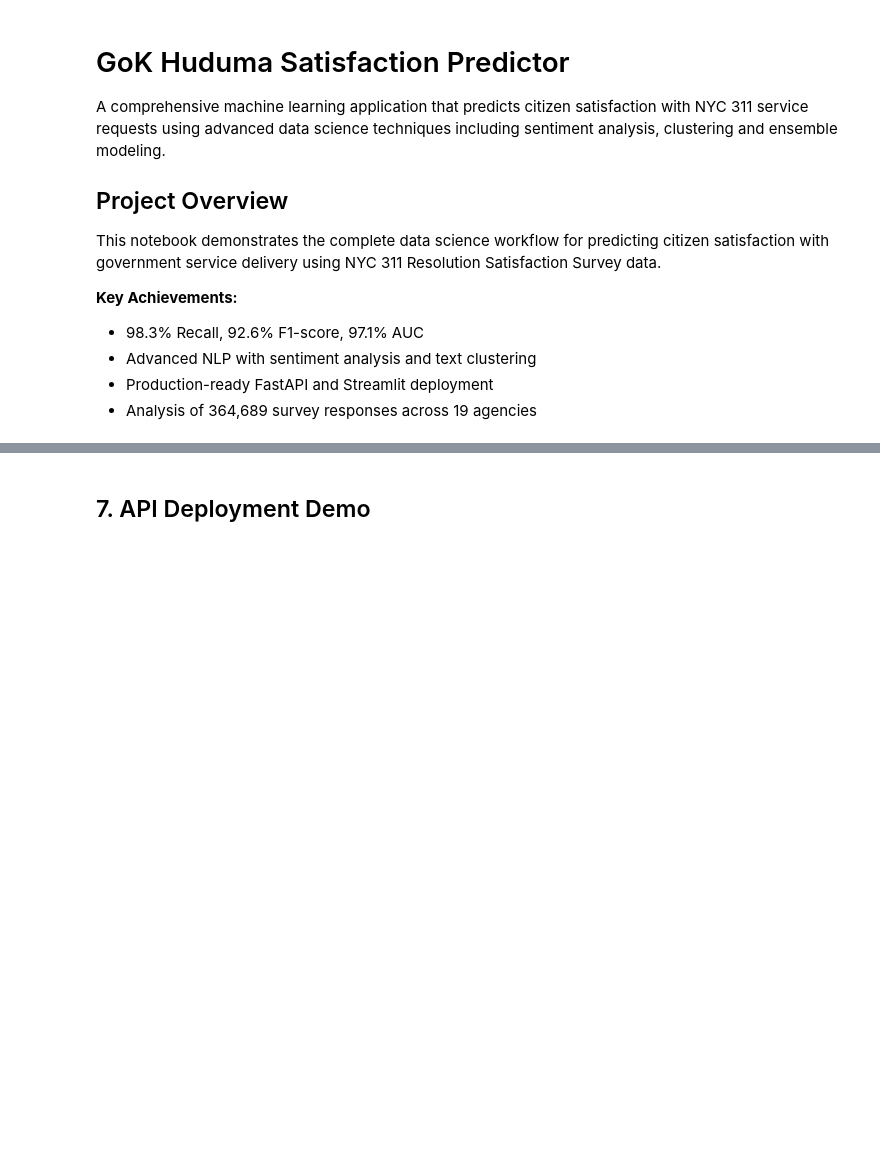
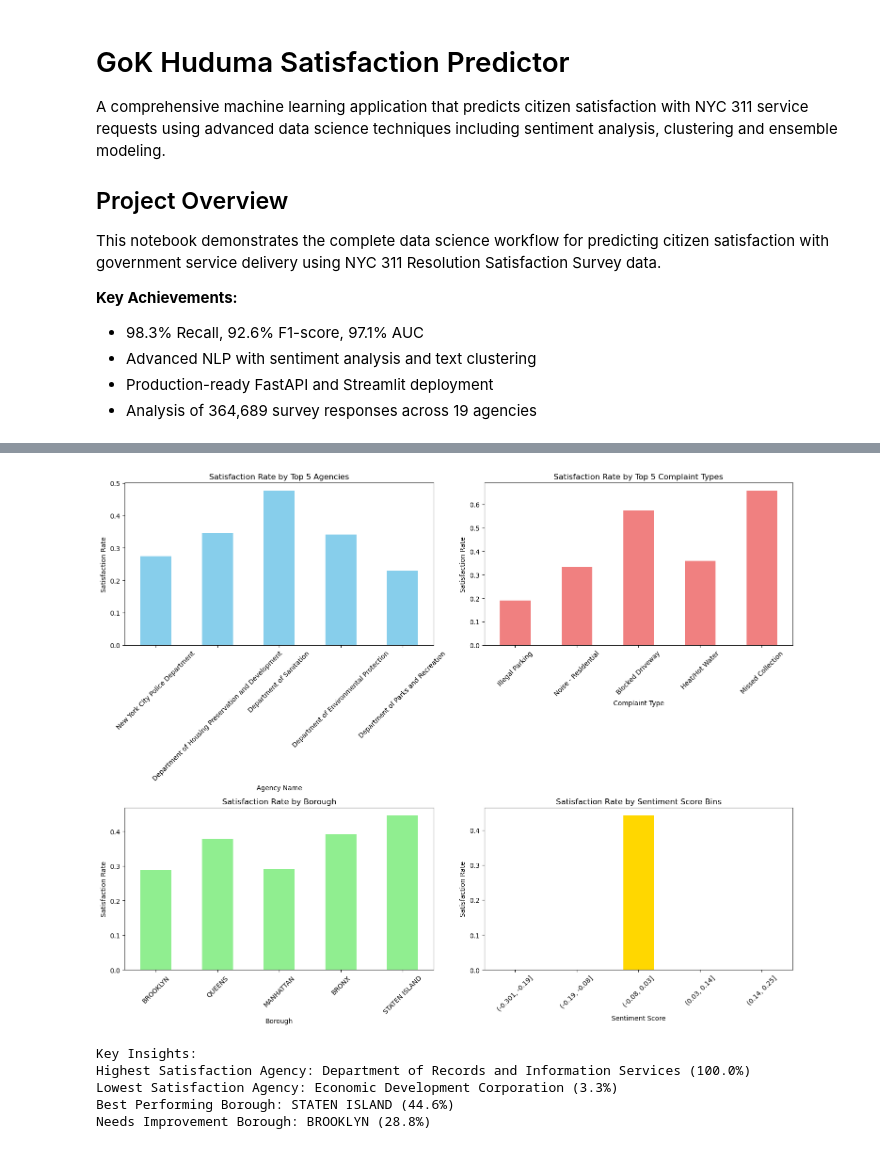
Before and after one commit to billysambasi/Huduma_Satisfaction_Prediction, a Jupyter notebook: index.ipynb, the cells around one changed output, grey strips where cells are left out. Cells and saved outputs as stored; diff of their text form; code cells hidden in the pictures; blank space fills up the shorter version.

```diff
--- a/index.ipynb
+++ b/index.ipynb
@@ -335,61 +217,51 @@ print(classification_report(y_test, y_pred, target_names=['Not Satisfied', 'Sati
 # %%
-# Business insights analysis
-def analyze_satisfaction_patterns(df):
-    """Analyze satisfaction patterns across different dimensions"""
-
-    # Satisfaction by Agency
-    agency_satisfaction = df.groupby('Agency Name')['Satisfied'].agg(['count', 'mean']).sort_values('count', ascending=False)
-    agency_satisfaction.columns = ['Total_Complaints', 'Satisfaction_Rate']
-
-    # Satisfaction by Complaint Type
-    complaint_satisfaction = df.groupby('Complaint Type')['Satisfied'].agg(['count', 'mean']).sort_values('count', ascending=False)
-    complaint_satisfaction.columns = ['Total_Complaints', 'Satisfaction_Rate']
-
-    # Satisfaction by Borough
-    borough_satisfaction = df.groupby('Borough')['Satisfied'].agg(['count', 'mean']).sort_values('count', ascending=False)
-    borough_satisfaction.columns = ['Total_Complaints', 'Satisfaction_Rate']
-
-    return agency_satisfaction, complaint_satisfaction, borough_satisfaction
-
+#
+from utils import analyze_satisfaction_patterns
 agency_stats, complaint_stats, borough_stats = analyze_satisfaction_patterns(df_processed)
 
 # Visualize insights
 fig, axes = plt.subplots(2, 2, figsize=(15, 12))
 
 # Agency satisfaction rates
 agency_stats.head(5)['Satisfaction_Rate'].plot(kind='bar', ax=axes[0,0], color='skyblue')
 axes[0,0].set_title('Satisfaction Rate by Top 5 Agencies')
 axes[0,0].set_ylabel('Satisfaction Rate')
 axes[0,0].tick_params(axis='x', rotation=45)
 
 # Complaint type satisfaction
 complaint_stats.head(5)['Satisfaction_Rate'].plot(kind='bar', ax=axes[0,1], color='lightcoral')
 axes[0,1].set_title('Satisfaction Rate by Top 5 Complaint Types')
 axes[0,1].set_ylabel('Satisfaction Rate')
 axes[0,1].tick_params(axis='x', rotation=45)
 
 # Borough satisfaction
 borough_stats['Satisfaction_Rate'].plot(kind='bar', ax=axes[1,0], color='lightgreen')
 axes[1,0].set_title('Satisfaction Rate by Borough')
 axes[1,0].set_ylabel('Satisfaction Rate')
 axes[1,0].tick_params(axis='x', rotation=45)
 
 # Sentiment vs Satisfaction
 sentiment_bins = pd.cut(df_processed['Sentiment Score'], bins=5)
 sentiment_satisfaction = df_processed.groupby(sentiment_bins)['Satisfied'].mean()
 sentiment_satisfaction.plot(kind='bar', ax=axes[1,1], color='gold')
 axes[1,1].set_title('Satisfaction Rate by Sentiment Score Bins')
 axes[1,1].set_ylabel('Satisfaction Rate')
 axes[1,1].tick_params(axis='x', rotation=45)
 
 plt.tight_layout()
 plt.show();
-
-# Print key insights
-print("🔍 Key Business Insights:")
-print(f"\n📈 Highest Satisfaction Agency: {agency_stats.loc[agency_stats['Satisfaction_Rate'].idxmax()].name} ({agency_stats['Satisfaction_Rate'].max():.1%})")
-print(f"📉 Lowest Satisfaction Agency: {agency_stats.loc[agency_stats['Satisfaction_Rate'].idxmin()].name} ({agency_stats['Satisfaction_Rate'].min():.1%})")
-print(f"\n🏆 Best Performing Borough: {borough_stats.loc[borough_stats['Satisfaction_Rate'].idxmax()].name} ({borough_stats['Satisfaction_Rate'].max():.1%})")
-print(f"⚠️ Needs Improvement Borough: {borough_stats.loc[borough_stats['Satisfaction_Rate'].idxmin()].name} ({borough_stats['Satisfaction_Rate'].min():.1%})")
+# %% [output]
+[figure, added]
-# %% [markdown]
-## 7. API Deployment Demo
+# %%
+# Print key insights
+print("Key Insights:")
+print(f"Highest Satisfaction Agency: {agency_stats.loc[agency_stats['Satisfaction_Rate'].idxmax()].name} ({agency_stats['Satisfaction_Rate'].max():.1%})")
+print(f"Lowest Satisfaction Agency: {agency_stats.loc[agency_stats['Satisfaction_Rate'].idxmin()].name} ({agency_stats['Satisfaction_Rate'].min():.1%})")
+print(f"Best Performing Borough: {borough_stats.loc[borough_stats['Satisfaction_Rate'].idxmax()].name} ({borough_stats['Satisfaction_Rate'].max():.1%})")
+print(f"Needs Improvement Borough: {borough_stats.loc[borough_stats['Satisfaction_Rate'].idxmin()].name} ({borough_stats['Satisfaction_Rate'].min():.1%})")
+# %% [output]
+Key Insights:
+Highest Satisfaction Agency: Department of Records and Information Services (100.0%)
+Lowest Satisfaction Agency: Economic Development Corporation (3.3%)
+Best Performing Borough: STATEN ISLAND (44.6%)
+Needs Improvement Borough: BROOKLYN (28.8%)
```
Also changed, not shown: parts of 35 cells of this notebook, 1 other file.
